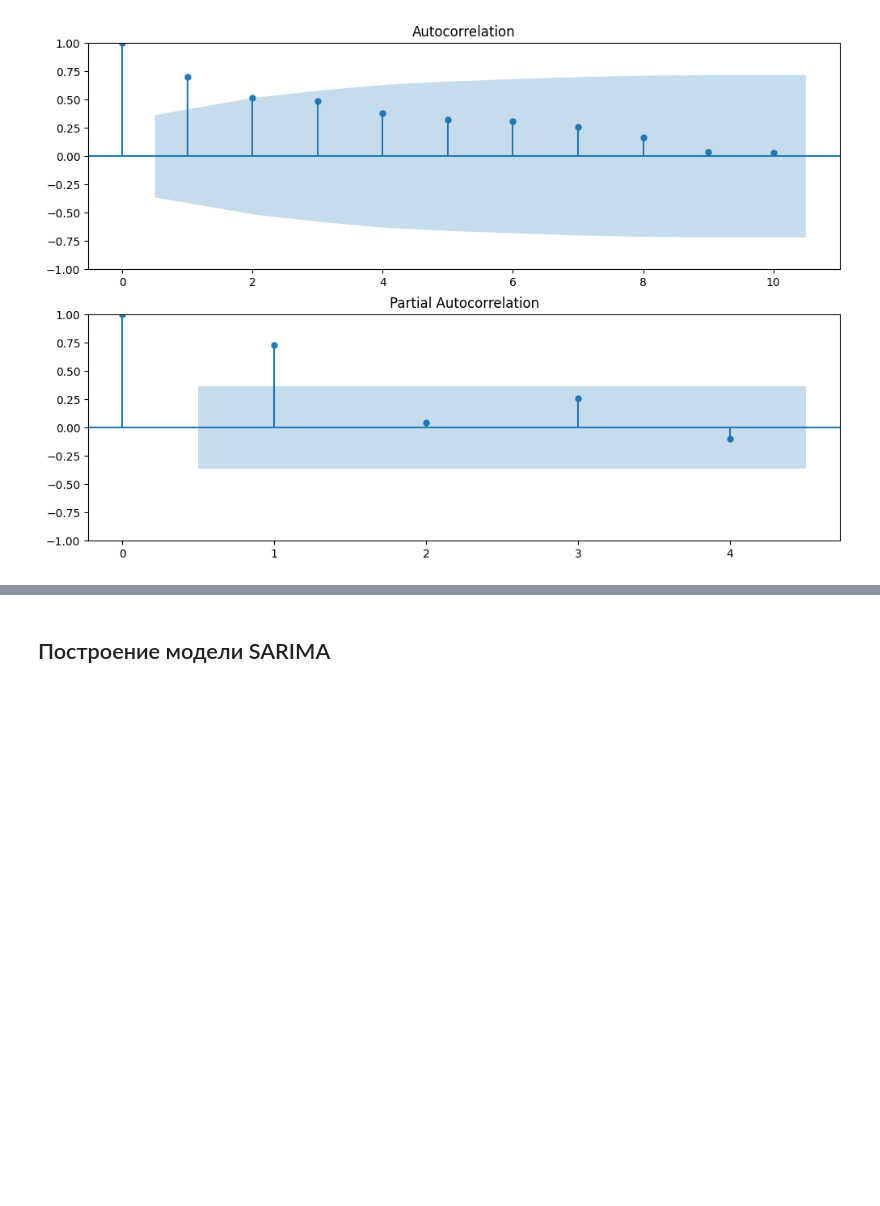
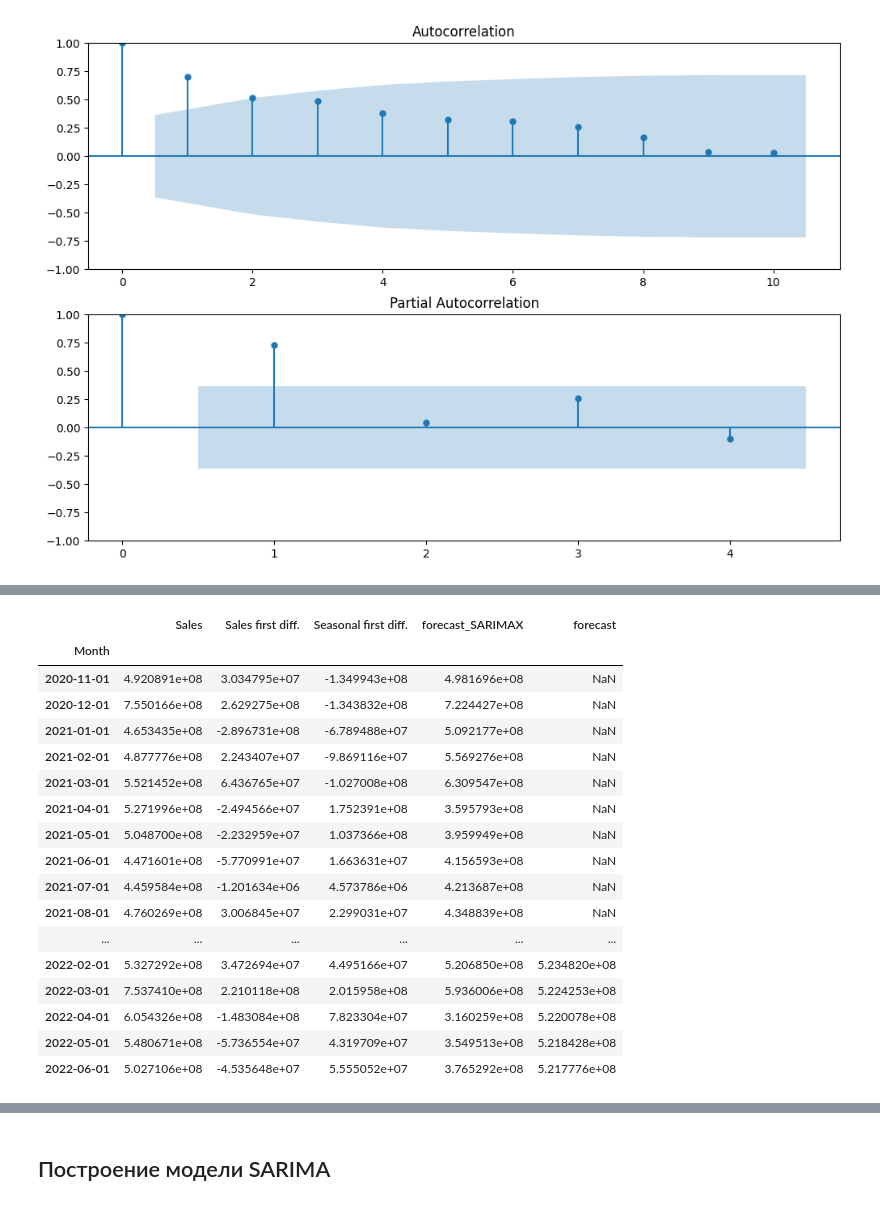
Before and after one commit to OriginalModo/FORECAST_2_MONTH, a Jupyter notebook: FORECAST_2_MONTH_2_YEARS.ipynb, the cells around one changed output, grey strips where cells are left out. Cells and saved outputs as stored; diff of their text form; code cells hidden in the pictures; blank space fills up the shorter version.

```diff
--- a/FORECAST_2_MONTH_2_YEARS.ipynb
+++ b/FORECAST_2_MONTH_2_YEARS.ipynb
@@ -283,3 +285,22 @@ df.shape
 # %%
-# df.tail(20)
+df.tail(20)
+# %% [output]
+|  | Sales | Sales first diff. | Seasonal first diff. | forecast_SARIMAX | forecast |
+| Month |  |  |  |  |  |
+| 2020-11-01 | 4.920891e+08 | 3.034795e+07 | -1.349943e+08 | 4.981696e+08 | NaN |
+| 2020-12-01 | 7.550166e+08 | 2.629275e+08 | -1.343832e+08 | 7.224427e+08 | NaN |
+| 2021-01-01 | 4.653435e+08 | -2.896731e+08 | -6.789488e+07 | 5.092177e+08 | NaN |
+| 2021-02-01 | 4.877776e+08 | 2.243407e+07 | -9.869116e+07 | 5.569276e+08 | NaN |
+| 2021-03-01 | 5.521452e+08 | 6.436765e+07 | -1.027008e+08 | 6.309547e+08 | NaN |
+| 2021-04-01 | 5.271996e+08 | -2.494566e+07 | 1.752391e+08 | 3.595793e+08 | NaN |
+| 2021-05-01 | 5.048700e+08 | -2.232959e+07 | 1.037366e+08 | 3.959949e+08 | NaN |
+| 2021-06-01 | 4.471601e+08 | -5.770991e+07 | 1.663631e+07 | 4.156593e+08 | NaN |
+| 2021-07-01 | 4.459584e+08 | -1.201634e+06 | 4.573786e+06 | 4.213687e+08 | NaN |
+| 2021-08-01 | 4.760269e+08 | 3.006845e+07 | 2.299031e+07 | 4.348839e+08 | NaN |
+| ... | ... | ... | ... | ... | ... |
+| 2022-02-01 | 5.327292e+08 | 3.472694e+07 | 4.495166e+07 | 5.206850e+08 | 5.234820e+08 |
+| 2022-03-01 | 7.537410e+08 | 2.210118e+08 | 2.015958e+08 | 5.936006e+08 | 5.224253e+08 |
+| 2022-04-01 | 6.054326e+08 | -1.483084e+08 | 7.823304e+07 | 3.160259e+08 | 5.220078e+08 |
+| 2022-05-01 | 5.480671e+08 | -5.736554e+07 | 4.319709e+07 | 3.549513e+08 | 5.218428e+08 |
+| 2022-06-01 | 5.027106e+08 | -4.535648e+07 | 5.555052e+07 | 3.765292e+08 | 5.217776e+08 |
 # %%
```
Also changed, not shown: parts of 13 cells of this notebook.
